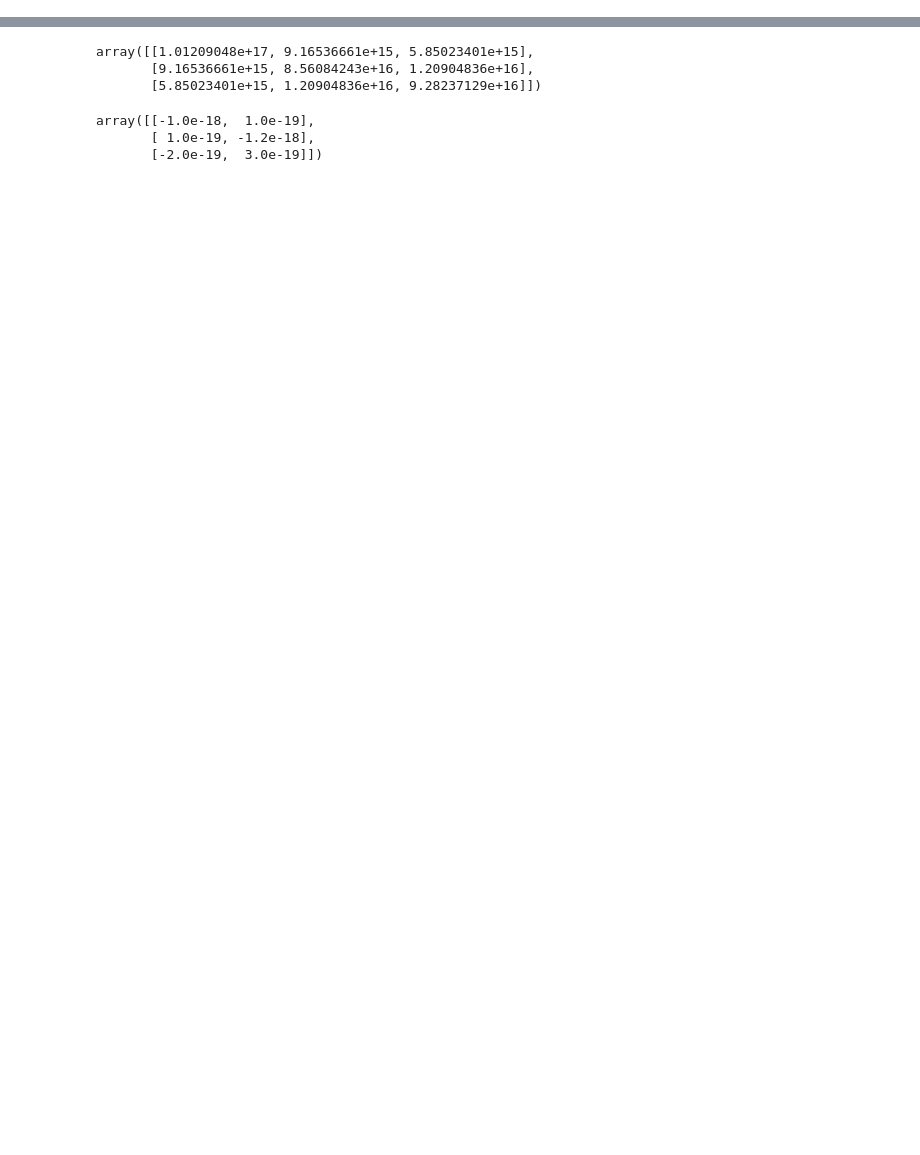
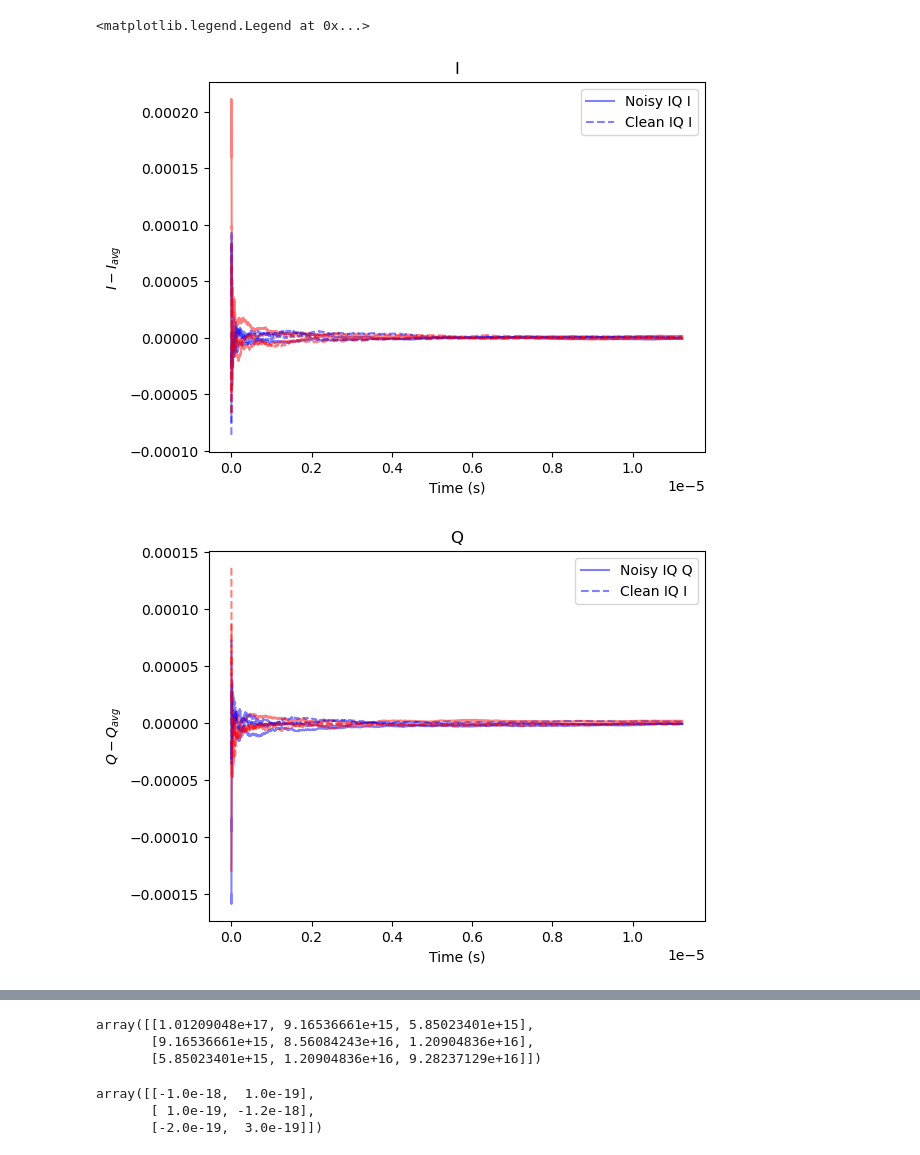
Before and after one commit to j-a-krzywda/ReadSpyn, a Jupyter notebook: src/readout_simulator/main.ipynb, the cells around one changed output, grey strips where cells are left out. Saved outputs shown, nothing was run; the diff lists cells and outputs as text; code cells hidden in the pictures; blank space fills up the shorter version.

```diff
--- a/src/readout_simulator/main.ipynb
+++ b/src/readout_simulator/main.ipynb
@@ -46,0 +159,30 @@ simulator.plot_results()
+# %%
+import matplotlib.pyplot as plt
+
+Nplot = 4
+plt.figure()
+colors = ['blue', 'red' ]
+for k in range(Nplot):
+    plt.plot(t2, IQ_noisy[k]["I"] - Ic_noisy_mean, color=colors[k%2], alpha=0.5
+                   , label='Noisy IQ I' if k == 0 else "")
+    plt.plot(t2, IQ_clean[k]["I"] - Ic_mean, color=colors[k%2], linestyle='--', alpha=0.5,label='Clean IQ I' if k == 0 else "")
+plt.title("I")
+plt.xlabel("Time (s)")
+plt.ylabel("$I - I_{avg}$")
+plt.legend()
+#plt.ylim(-1e-5,1e-5)
+
+plt.figure()
+for k in range(Nplot):
+    plt.plot(t2, IQ_noisy[k]["Q"] - Qc_noisy_mean, color=colors[k%2], alpha=0.5
+                   , label='Noisy IQ Q' if k == 0 else "")
+    plt.plot(t2, IQ_clean[k]["Q"] - Qc_mean, color=colors[k%2], linestyle='--', alpha=0.5, label='Clean IQ I' if k == 0 else "")
+plt.title("Q")
+plt.xlabel("Time (s)")
+plt.ylabel("$Q - Q_{avg}$")
+plt.legend()
+#plt.ylim(-1e-5,1e-5)
+# %% [output]
+<matplotlib.legend.Legend at 0x...>
+[figure, added]
+[figure, added]
```
Also changed, not shown: parts of 6 cells of this notebook, 8 other files.
